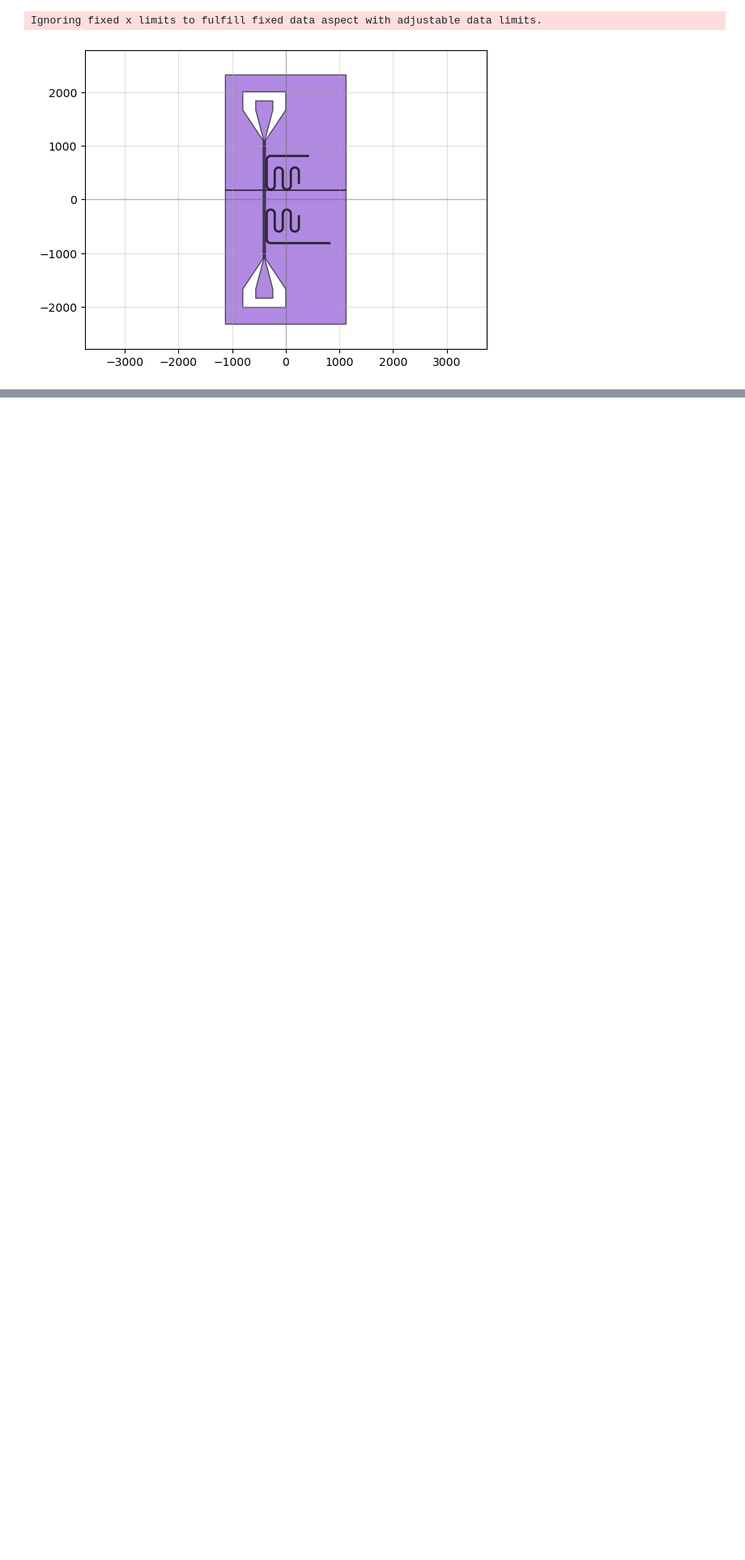
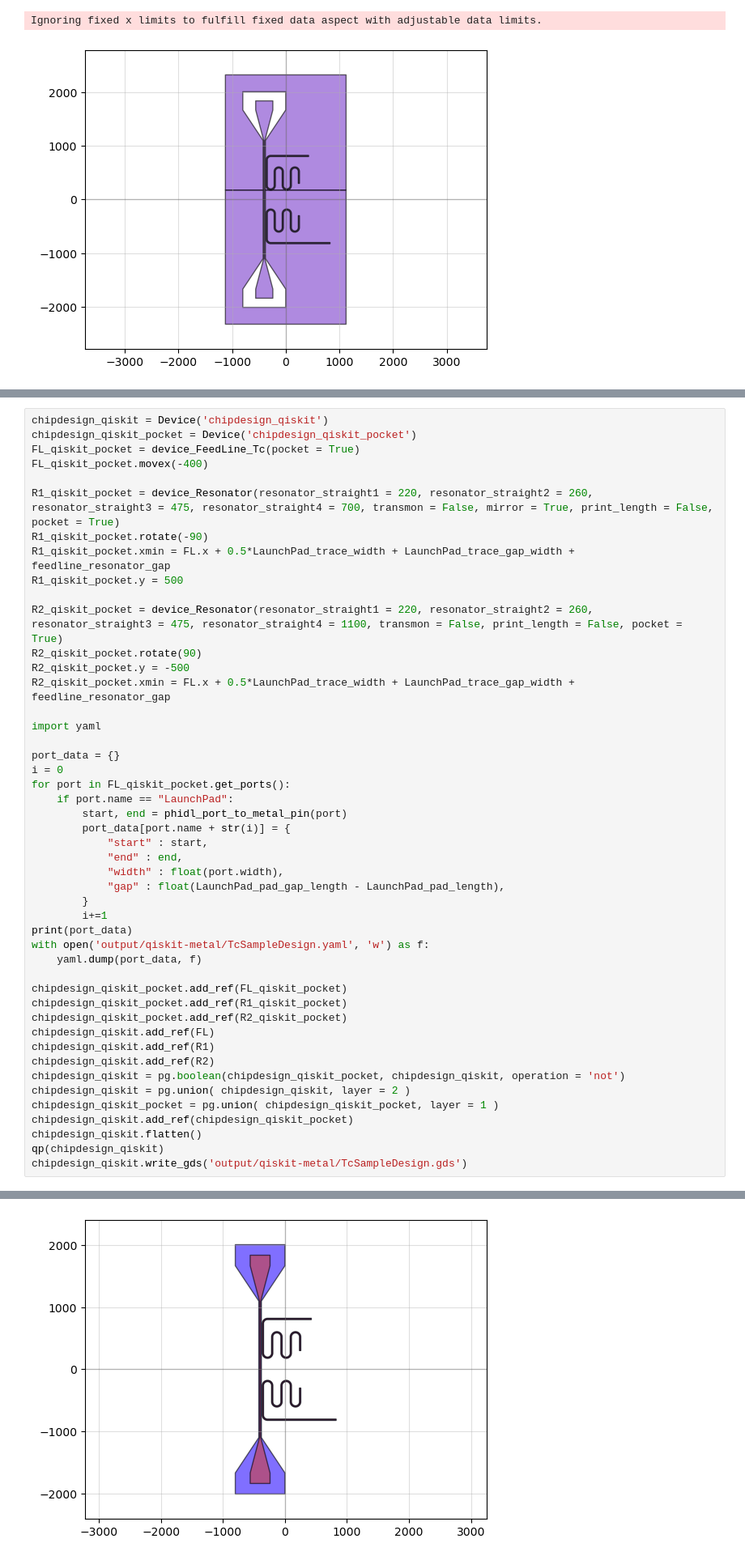
Before and after one commit to yminononono/Quantum-GDSDesign, a Jupyter notebook: Tc_sample.ipynb, the cells around one changed output, grey strips where cells are left out. Shown at 81% size. Saved outputs shown, nothing was run; the diff lists cells and outputs as text; blank space fills up the shorter version.

Commit message:
Added option to produce files for qiskit-metal

```diff
--- a/Tc_sample.ipynb
+++ b/Tc_sample.ipynb
@@ -125,0 +133,48 @@ Ignoring fixed x limits to fulfill fixed data aspect with adjustable data limits
+# %%
+chipdesign_qiskit = Device('chipdesign_qiskit')
+chipdesign_qiskit_pocket = Device('chipdesign_qiskit_pocket')
+FL_qiskit_pocket = device_FeedLine_Tc(pocket = True)
+FL_qiskit_pocket.movex(-400)
+
+R1_qiskit_pocket = device_Resonator(resonator_straight1 = 220, resonator_straight2 = 260, resonator_straight3 = 475, resonator_straight4 = 700, transmon = False, mirror = True, print_length = False, pocket = True)
+R1_qiskit_pocket.rotate(-90)
+R1_qiskit_pocket.xmin = FL.x + 0.5*LaunchPad_trace_width + LaunchPad_trace_gap_width + feedline_resonator_gap
+R1_qiskit_pocket.y = 500
+
+R2_qiskit_pocket = device_Resonator(resonator_straight1 = 220, resonator_straight2 = 260, resonator_straight3 = 475, resonator_straight4 = 1100, transmon = False, print_length = False, pocket = True)
+R2_qiskit_pocket.rotate(90)
+R2_qiskit_pocket.y = -500
+R2_qiskit_pocket.xmin = FL.x + 0.5*LaunchPad_trace_width + LaunchPad_trace_gap_width + feedline_resonator_gap
+
+import yaml
+
+port_data = {}
+i = 0
+for port in FL_qiskit_pocket.get_ports():
+    if port.name == "LaunchPad":
+        start, end = phidl_port_to_metal_pin(port)
+        port_data[port.name + str(i)] = {
+            "start" : start,
+            "end" : end,
+            "width" : float(port.width),
+            "gap" : float(LaunchPad_pad_gap_length - LaunchPad_pad_length),
+        }
+        i+=1
+print(port_data)
+with open('output/qiskit-metal/TcSampleDesign.yaml', 'w') as f:
+    yaml.dump(port_data, f)
+
+chipdesign_qiskit_pocket.add_ref(FL_qiskit_pocket)
+chipdesign_qiskit_pocket.add_ref(R1_qiskit_pocket)
+chipdesign_qiskit_pocket.add_ref(R2_qiskit_pocket)
+chipdesign_qiskit.add_ref(FL)
+chipdesign_qiskit.add_ref(R1)
+chipdesign_qiskit.add_ref(R2)
+chipdesign_qiskit = pg.boolean(chipdesign_qiskit_pocket, chipdesign_qiskit, operation = 'not')
+chipdesign_qiskit = pg.union( chipdesign_qiskit, layer = 2 )
+chipdesign_qiskit_pocket = pg.union( chipdesign_qiskit_pocket, layer = 1 )
+chipdesign_qiskit.add_ref(chipdesign_qiskit_pocket)
+chipdesign_qiskit.flatten()
+qp(chipdesign_qiskit)
+chipdesign_qiskit.write_gds('output/qiskit-metal/TcSampleDesign.gds')
+# %% [output]
@@ -125,0 +183 @@ Ignoring fixed x limits to fulfill fixed data aspect with adjustable data limits
+[figure, added]
```
Also changed, not shown: parts of 4 cells of this notebook, 9 other files.
